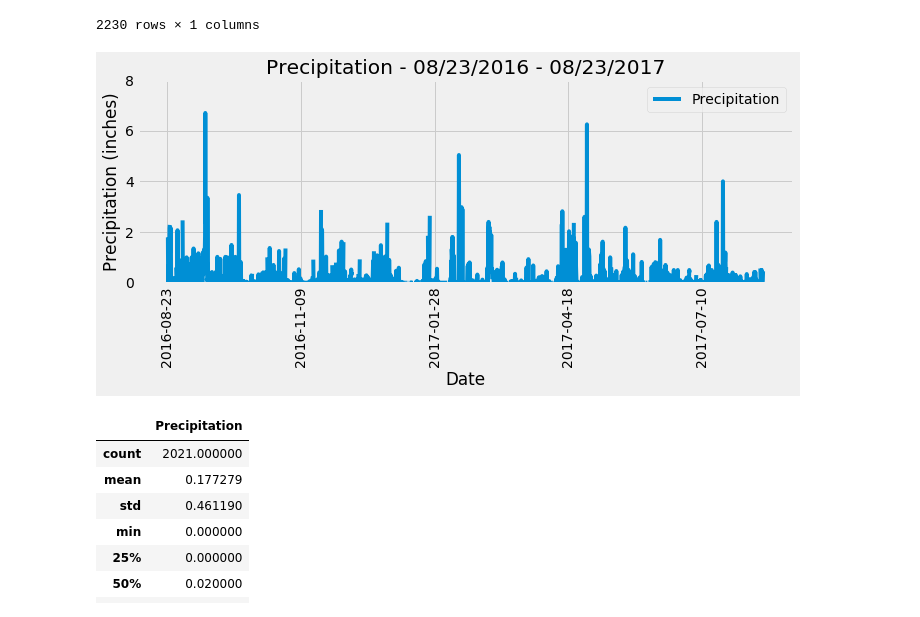
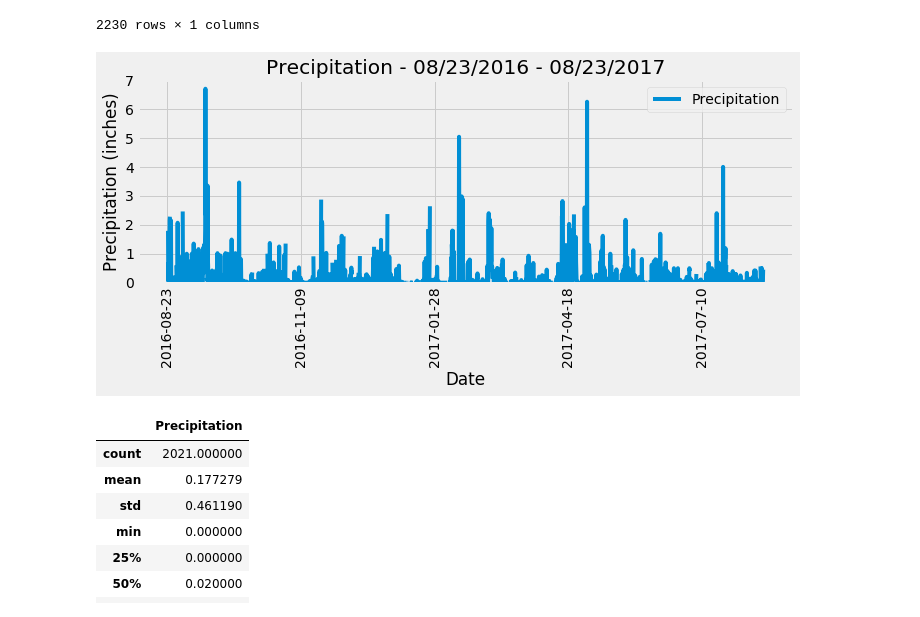
Before and after one commit to vandrade88/sqlalchemy-challenge, a Jupyter notebook: Analysis/climate_starter.ipynb, the cells around one changed output. Cells and saved outputs as stored; diff of their text form; code cells hidden in the pictures.

```diff
--- a/Analysis/climate_starter.ipynb
+++ b/Analysis/climate_starter.ipynb
@@ -152,25 +152,26 @@ df_sorted
 # %%
 # Use Pandas Plotting with Matplotlib to plot the data
 # df_sorted.plot('Date', 'Precipitation', rot=90, figsize = (10, 5))
 # plt.ylim(0, 8)
 # plt.xlabel('Date')
 # plt.ylabel('Precipitation (inches)')
 # plt.title('Precipitation - 08/23/2016 - 08/23/2017')
 # plt.savefig("../Images/precipitation.png")
 # plt.legend(loc="best")
-# plt.show()
+# #plt.show()
 
 fig, ax = plt.subplots(figsize = (10, 5))
 df_sorted.plot(ax = ax, x_compat = True, rot = 90)
-plt.ylim(0, 8)
 ax.set_xlabel('Date')
 ax.set_ylabel('Precipitation (inches)')
 ax.set_title('Precipitation - 08/23/2016 - 08/23/2017')
+#ax.set_xticks
+plt.ylim(0, 7)
 plt.savefig("../Images/precipitation.png")
 plt.tight_layout()
 plt.show()
 # %% [output]
-[figure, old version]
+[figure, new version]
 # %%
 # Use Pandas to calculate the summary statistics for the precipitation data
 df_sorted.describe()
```
Also changed, not shown: 2 other files.
